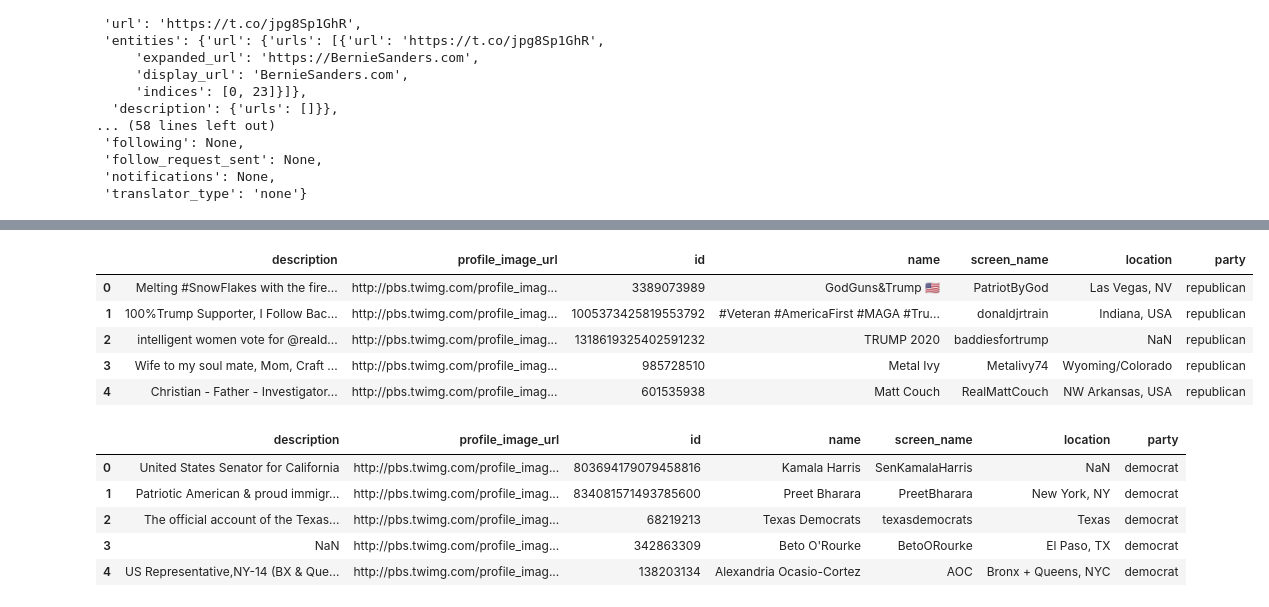
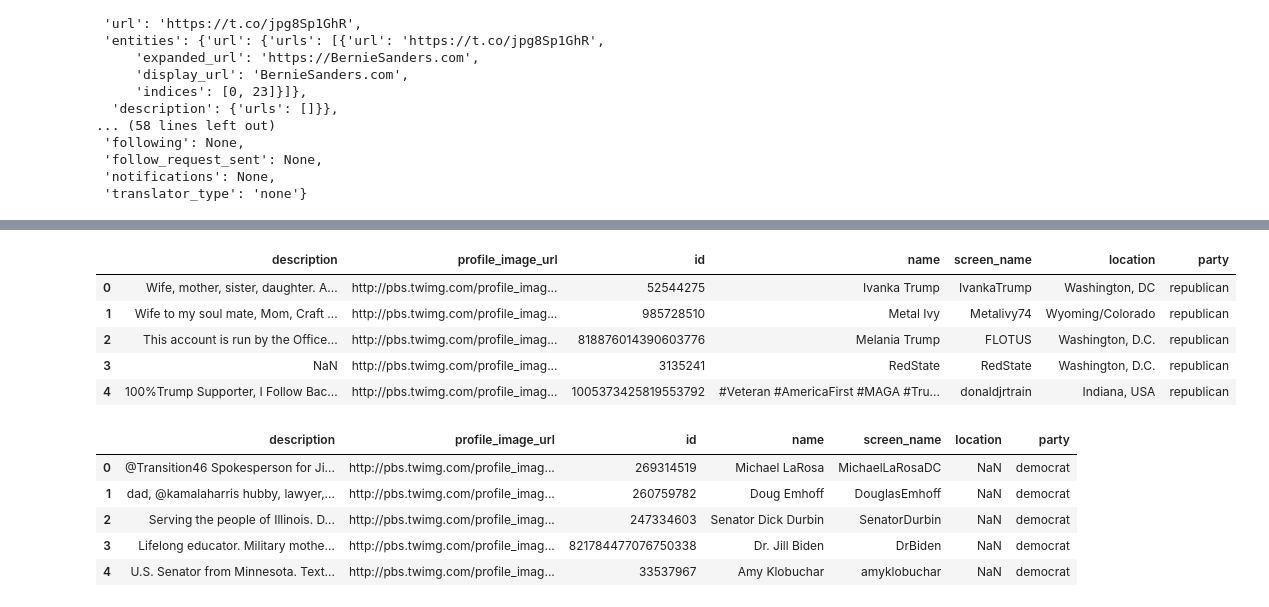
Before and after one commit to mayankshouche/DSLabFinalProject, a Jupyter notebook: data_collection/UserDataCollection.ipynb, the cells around one changed output, grey strips where cells are left out. Cells and saved outputs as stored; diff of their text form; code cells hidden in the pictures.

```diff
--- a/data_collection/UserDataCollection.ipynb
+++ b/data_collection/UserDataCollection.ipynb
@@ -179,13 +196,13 @@ users_to_csv(republican_users, 'republican_users.csv')
 # %%
-df = pd.read_csv('republican_users.csv')
+df = pd.read_csv('republican_users_v2.csv')
 df.head()
 # %% [output]
 |  | description | profile_image_url | id | name | screen_name | location | party |
-| 0 | Melting #SnowFlakes with the fire... | http://pbs.twimg.com/profile_imag... | 3389073989 | GodGuns&Trump 🇺🇸 | PatriotByGod | Las Vegas, NV | republican |
-| 1 | 100%Trump Supporter, I Follow Bac... | http://pbs.twimg.com/profile_imag... | 1005373425819553792 | #Veteran #AmericaFirst #MAGA #Tru... | donaldjrtrain | Indiana, USA | republican |
-| 2 | intelligent women vote for @reald... | http://pbs.twimg.com/profile_imag... | 1318619325402591232 | TRUMP 2020 | baddiesfortrump | NaN | republican |
-| 3 | Wife to my soul mate, Mom, Craft ... | http://pbs.twimg.com/profile_imag... | 985728510 | Metal Ivy | Metalivy74 | Wyoming/Colorado | republican |
-| 4 | Christian - Father - Investigator... | http://pbs.twimg.com/profile_imag... | 601535938 | Matt Couch | RealMattCouch | NW Arkansas, USA | republican |
+| 0 | Wife, mother, sister, daughter. A... | http://pbs.twimg.com/profile_imag... | 52544275 | Ivanka Trump | IvankaTrump | Washington, DC | republican |
+| 1 | Wife to my soul mate, Mom, Craft ... | http://pbs.twimg.com/profile_imag... | 985728510 | Metal Ivy | Metalivy74 | Wyoming/Colorado | republican |
+| 2 | This account is run by the Office... | http://pbs.twimg.com/profile_imag... | 818876014390603776 | Melania Trump | FLOTUS | Washington, D.C. | republican |
+| 3 | NaN | http://pbs.twimg.com/profile_imag... | 3135241 | RedState | RedState | Washington, D.C. | republican |
+| 4 | 100%Trump Supporter, I Follow Bac... | http://pbs.twimg.com/profile_imag... | 1005373425819553792 | #Veteran #AmericaFirst #MAGA #Tru... | donaldjrtrain | Indiana, USA | republican |
 # %%
 democratic_users = usernames_to_user_data(leaning_democrat, 'democrat')
 assert len(leaning_democrat) == len(democratic_users)
@@ -193,10 +210,10 @@ users_to_csv(democratic_users, 'democratic_users.csv')
 # %%
-df = pd.read_csv('democratic_users.csv')
+df = pd.read_csv('democratic_users_v2.csv')
 df.head()
 # %% [output]
 |  | description | profile_image_url | id | name | screen_name | location | party |
-| 0 | United States Senator for California | http://pbs.twimg.com/profile_imag... | 803694179079458816 | Kamala Harris | SenKamalaHarris | NaN | democrat |
-| 1 | Patriotic American & proud immigr... | http://pbs.twimg.com/profile_imag... | 834081571493785600 | Preet Bharara | PreetBharara | New York, NY | democrat |
-| 2 | The official account of the Texas... | http://pbs.twimg.com/profile_imag... | 68219213 | Texas Democrats | texasdemocrats | Texas | democrat |
-| 3 | NaN | http://pbs.twimg.com/profile_imag... | 342863309 | Beto O'Rourke | BetoORourke | El Paso, TX | democrat |
-| 4 | US Representative,NY-14 (BX & Que... | http://pbs.twimg.com/profile_imag... | 138203134 | Alexandria Ocasio-Cortez | AOC | Bronx + Queens, NYC | democrat |
+| 0 | @Transition46 Spokesperson for Ji... | http://pbs.twimg.com/profile_imag... | 269314519 | Michael LaRosa | MichaelLaRosaDC | NaN | democrat |
+| 1 | dad, @kamalaharris hubby, lawyer,... | http://pbs.twimg.com/profile_imag... | 260759782 | Doug Emhoff | DouglasEmhoff | NaN | democrat |
+| 2 | Serving the people of Illinois. D... | http://pbs.twimg.com/profile_imag... | 247334603 | Senator Dick Durbin | SenatorDurbin | NaN | democrat |
+| 3 | Lifelong educator. Military mothe... | http://pbs.twimg.com/profile_imag... | 821784477076750338 | Dr. Jill Biden | DrBiden | NaN | democrat |
+| 4 | U.S. Senator from Minnesota. Text... | http://pbs.twimg.com/profile_imag... | 33537967 | Amy Klobuchar | amyklobuchar | NaN | democrat |
```
Also changed, not shown: parts of 5 cells of this notebook, 2 other files.
